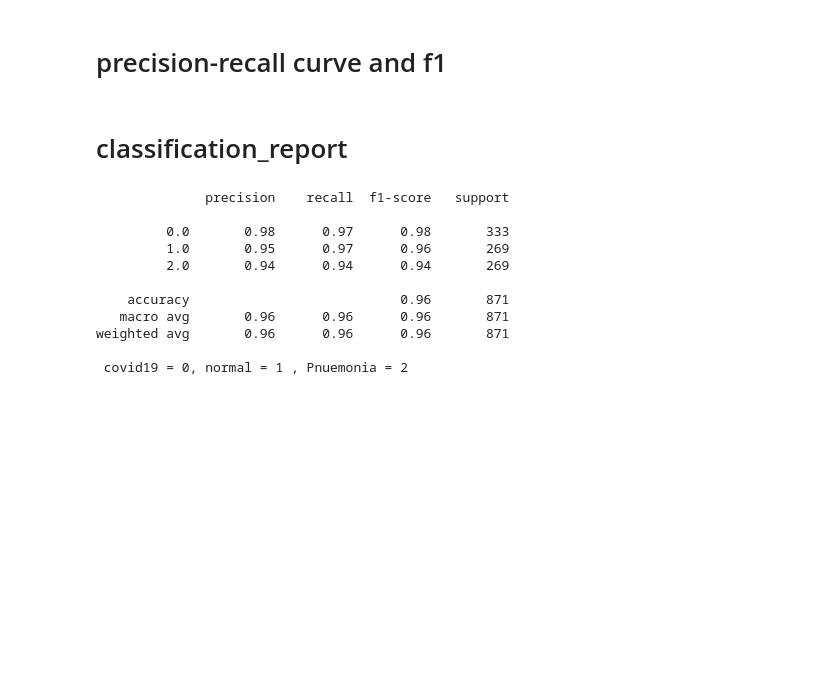
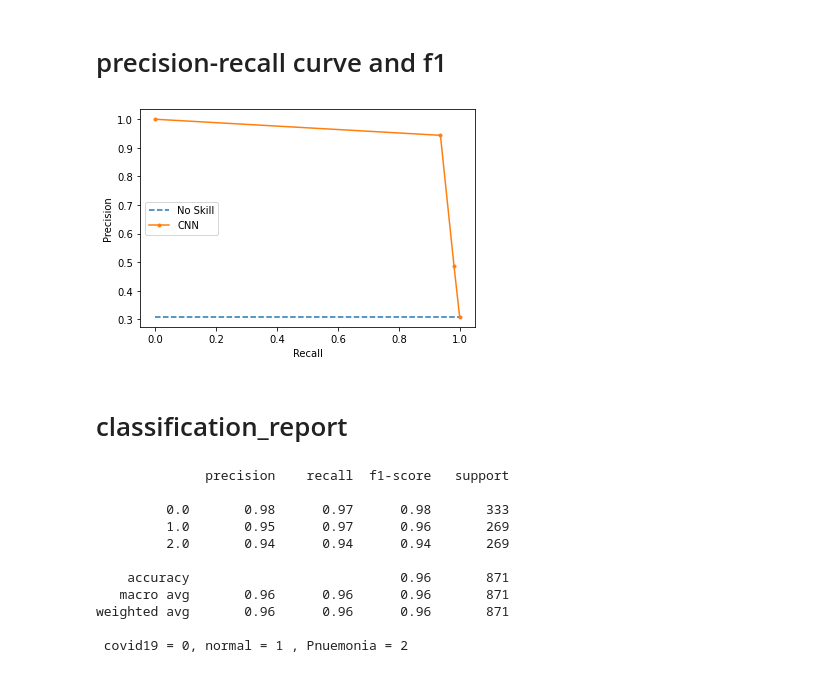
Before and after one commit to source-droid/Machine-Learning-based-Automatic-Covid-19-detection-using-Lung-s-Scans, a Jupyter notebook: Only_My_Own_Model_Trained_on_Covid_Normal_Pneumonia_without_dropout.ipynb, the cells around one changed output. Drawn from its saved outputs; the diff is of its cells as text; code cells hidden in the pictures; blank space fills up the shorter version.

```diff
--- a/Only_My_Own_Model_Trained_on_Covid_Normal_Pneumonia_without_dropout.ipynb
+++ b/Only_My_Own_Model_Trained_on_Covid_Normal_Pneumonia_without_dropout.ipynb
@@ -456,28 +574,30 @@ plt.show()
 # %% [markdown]
 # precision-recall curve and f1
+# %%
+
+
+
+from sklearn.metrics import precision_recall_curve
+from sklearn.metrics import f1_score
+from sklearn.metrics import auc
+from matplotlib import pyplot
+
+prob = model.predict_classes(Xtest_norm)
 # %%
-
-
-
-from sklearn.metrics import precision_recall_curve
-from sklearn.metrics import f1_score
-from sklearn.metrics import auc
-from matplotlib import pyplot
-
-prob = model.predict_proba(Xtest_norm)
-
-lr_precision, lr_recall, _ = precision_recall_curve(ytest, prob)
-lr_f1, lr_auc = f1_score(ytest, pred), auc(lr_recall, lr_precision)
+lr_precision, lr_recall, _ = precision_recall_curve(ytest, prob, pos_label=2)
+# lr_f1, lr_auc = f1_score(ytest, prob), auc(lr_recall, lr_precision)
 # summarize scores
-print('Logistic: f1=%.3f auc=%.3f' % (lr_f1, lr_auc))
+# print('Logistic: f1=%.3f auc=%.3f' % (lr_f1, lr_auc))
 # plot the precision-recall curves
 no_skill = len(ytest[ytest==1]) / len(ytest)
 pyplot.plot([0, 1], [no_skill, no_skill], linestyle='--', label='No Skill')
 pyplot.plot(lr_recall, lr_precision, marker='.', label='CNN')
 # axis labels
 pyplot.xlabel('Recall')
 pyplot.ylabel('Precision')
 # show the legend
 pyplot.legend()
 # show the plot
 pyplot.show()
+# %% [output]
+[figure, added]
```
Also changed, not shown: parts of 28 cells of this notebook.
